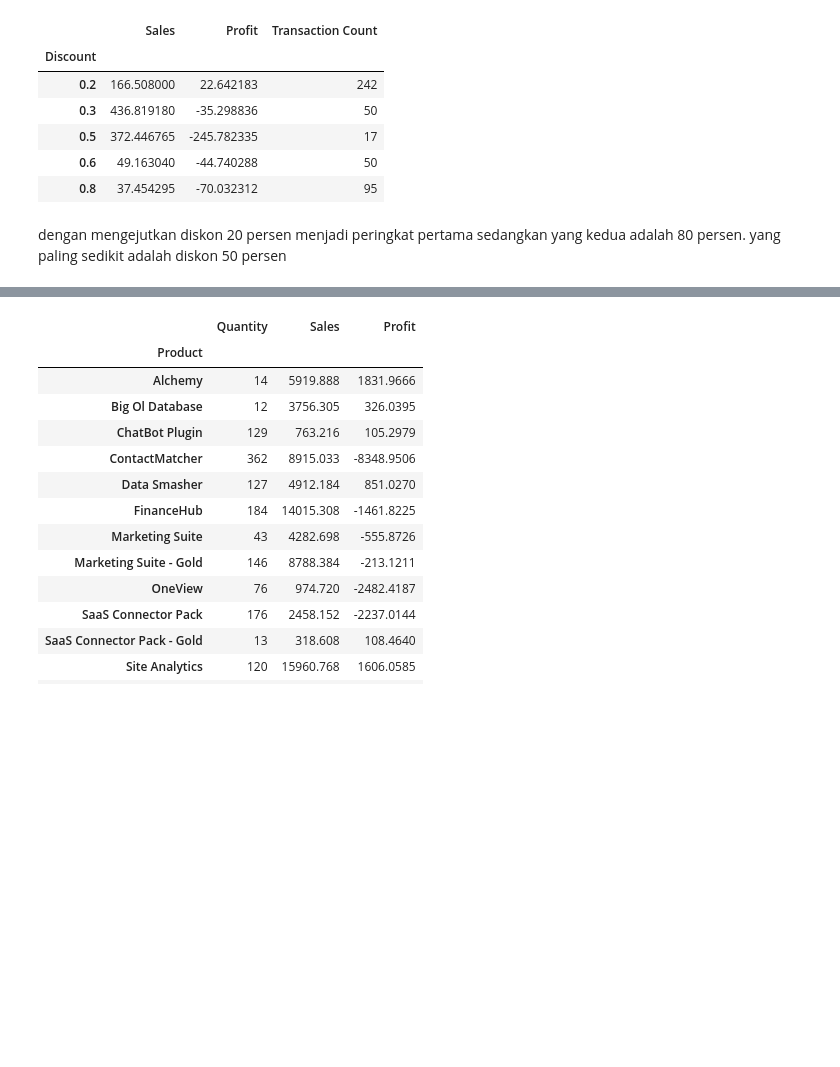
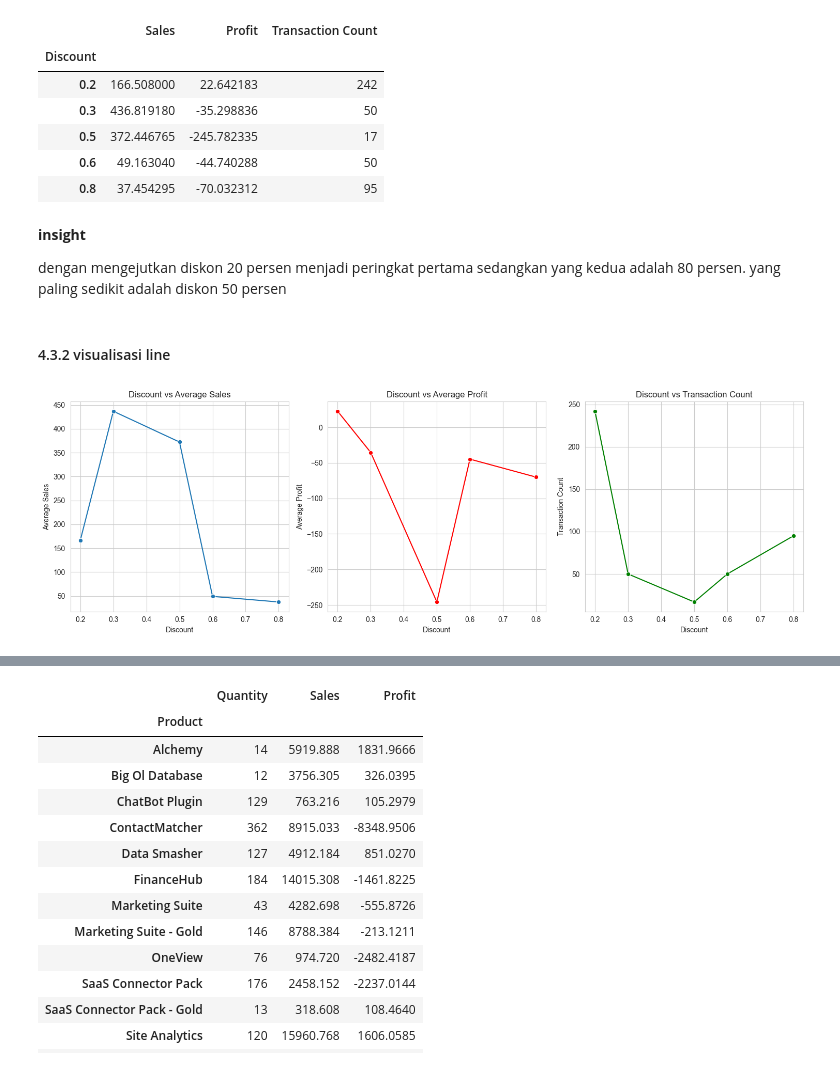
Before and after one commit to andricode23/capstone2SAASSALES, a Jupyter notebook: versi australia.ipynb, the cells around one changed output, grey strips where cells are left out. Cells and saved outputs as stored; diff of their text form; code cells hidden in the pictures; blank space fills up the shorter version.

```diff
--- a/versi australia.ipynb
+++ b/versi australia.ipynb
@@ -895,4 +951,37 @@ optimisasi_diskon_australia.head()
 | 0.6 | 49.163040 | -44.740288 | 50 |
 | 0.8 | 37.454295 | -70.032312 | 95 |
 # %% [markdown]
+__insight__
+
 dengan mengejutkan diskon 20 persen menjadi peringkat pertama sedangkan yang kedua adalah 80 persen. yang paling sedikit adalah diskon 50 persen
+# %% [markdown]
+#### 4.3.2 visualisasi line
+# %%
+# Create visualizations again
+plt.figure(figsize=(15, 5))
+
+# Diskon vs Rata-Rata Penjualan
+plt.subplot(1, 3, 1)
+sns.lineplot(x='Discount', y='Sales', data=optimisasi_diskon_australia.reset_index(), marker='o')
+plt.title('Discount vs Average Sales')
+plt.xlabel('Discount')
+plt.ylabel('Average Sales')
+
+# Diskon vs Rata-Rata Profit
+plt.subplot(1, 3, 2)
+sns.lineplot(x='Discount', y='Profit', data=optimisasi_diskon_australia.reset_index(), marker='o', color='r')
+plt.title('Discount vs Average Profit')
+plt.xlabel('Discount')
+plt.ylabel('Average Profit')
+
+# Diskon vs Jumlah Transaksi
+plt.subplot(1, 3, 3)
+sns.lineplot(x='Discount', y='Transaction Count', data=optimisasi_diskon_australia.reset_index(), marker='o', color='g')
+plt.title('Discount vs Transaction Count')
+plt.xlabel('Discount')
+plt.ylabel('Transaction Count')
+
+plt.tight_layout()
+plt.show()
+# %% [output]
+[figure, added]
```
Also changed, not shown: parts of 151 cells of this notebook.
